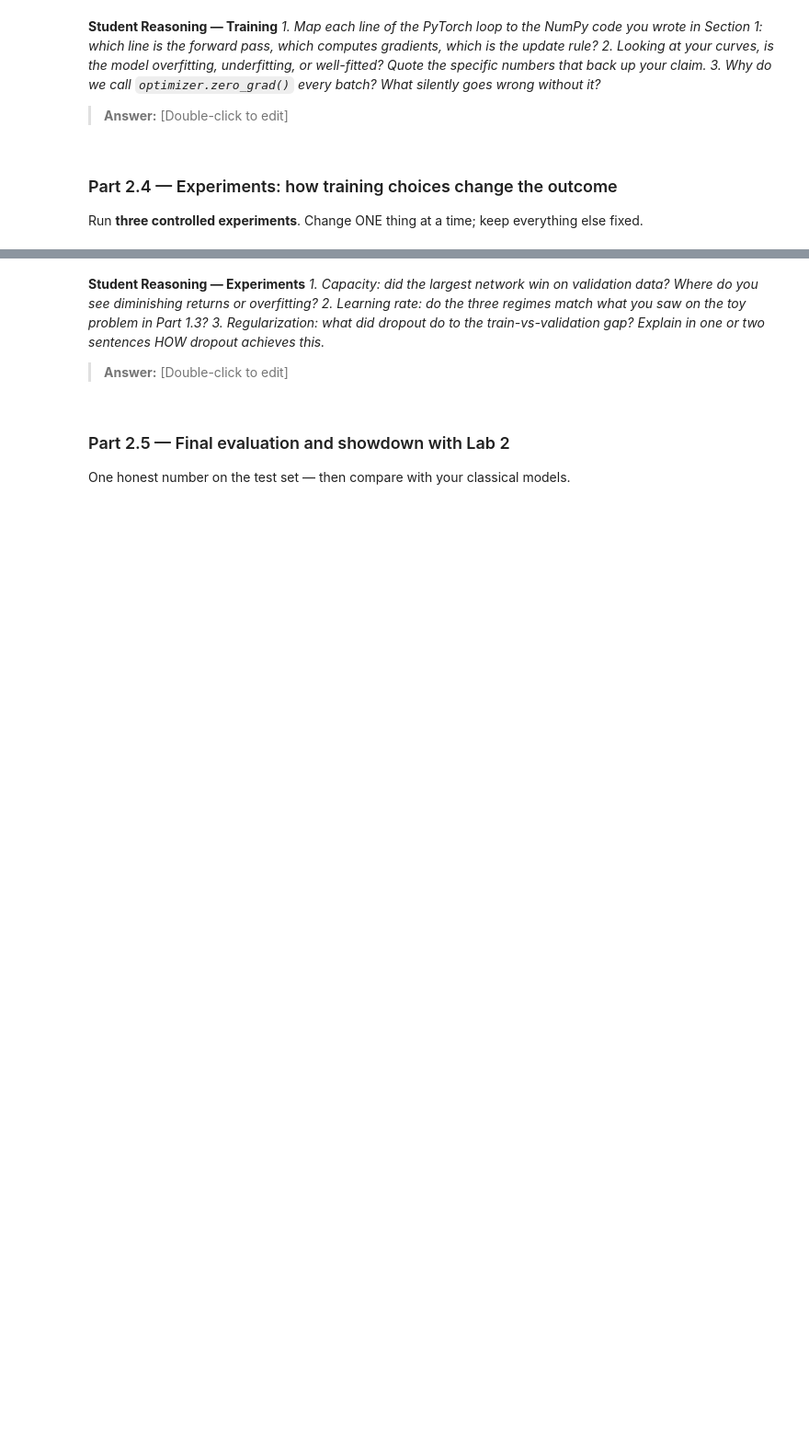
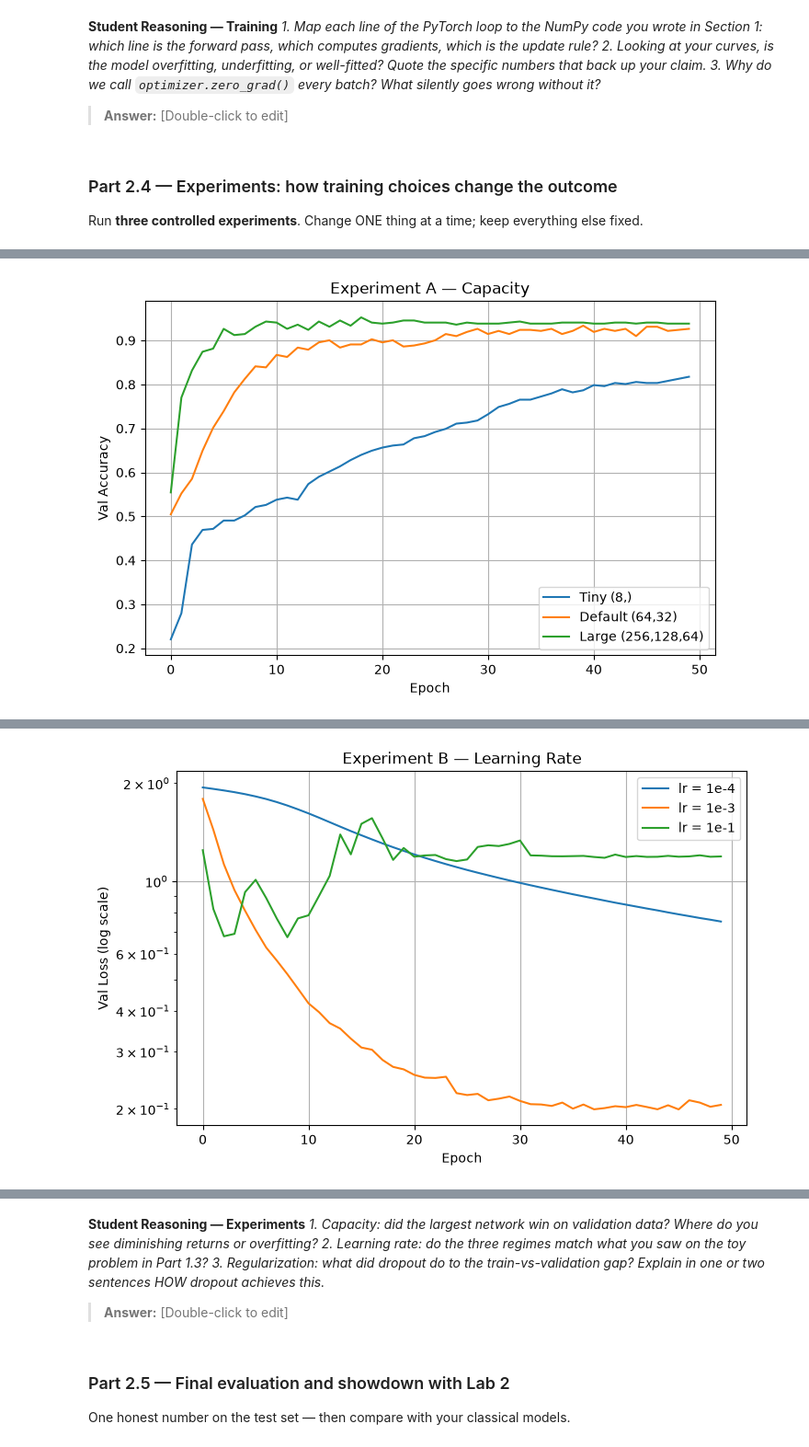
Before and after one commit to Rydwan1746/lab-3, a Jupyter notebook: Lab_3.ipynb, the cells around one changed output, grey strips where cells are left out. Shown at 92% size. Drawn from its saved outputs; the diff is of its cells as text; code cells hidden in the pictures; blank space fills up the shorter version.

```diff
--- a/Lab_3.ipynb
+++ b/Lab_3.ipynb
@@ -631,0 +686,63 @@ Run **three controlled experiments**. Change ONE thing at a time; keep everythin
+# %%
+# Wrap your Part 2.3 loop in a function first:
+def run_experiment(hidden_sizes=(64, 32), lr=1e-3, batch_size=32, epochs=50, dropout=0.0):
+    tr_loader = make_loader(X_train, y_train, batch_size=batch_size, shuffle=True)
+    m = FeedForwardNet(input_dim=input_dim, hidden_sizes=hidden_sizes,
+                       n_classes=7, dropout=dropout).to(DEVICE)
+    h = train_model(m, tr_loader, val_loader, epochs=epochs, lr=lr)
+    return h, m
+
+# TODO — Experiment A (capacity): tiny (8,) vs default (64, 32) vs large (256, 128, 64).
+#   Plot the three validation-accuracy curves together.
+print("Experiment A (Capacity)")
+h_tiny,  _ = run_experiment(hidden_sizes=(8,),          epochs=50)
+h_def,   _ = run_experiment(hidden_sizes=(64, 32),      epochs=50)
+h_large, _ = run_experiment(hidden_sizes=(256, 128, 64), epochs=50)
+
+plt.figure(figsize=(8, 5))
+plt.plot(h_tiny["val_acc"],  label="Tiny (8,)")
+plt.plot(h_def["val_acc"],   label="Default (64,32)")
+plt.plot(h_large["val_acc"], label="Large (256,128,64)")
+plt.xlabel("Epoch"); plt.ylabel("Val Accuracy")
+plt.title("Experiment A — Capacity")
+plt.legend()
+plt.grid()
+plt.show()
+
+# TODO — Experiment B (learning rate): lr = 1e-4, 1e-3, 1e-1 (same architecture).
+#   Plot the three validation-loss curves together. Compare with Part 1.3.
+print("Experiment B (Learning rate)")
+h_slow, _ = run_experiment(lr=1e-4, epochs=50)
+h_good, _ = run_experiment(lr=1e-3, epochs=50)
+h_fast, _ = run_experiment(lr=1e-1, epochs=50)
+
+plt.figure(figsize=(8, 5))
+plt.plot(h_slow["val_loss"], label="lr = 1e-4")
+plt.plot(h_good["val_loss"], label="lr = 1e-3")
+plt.plot(h_fast["val_loss"], label="lr = 1e-1")
+plt.yscale("log")
+plt.xlabel("Epoch"); plt.ylabel("Val Loss (log scale)")
+plt.title("Experiment B — Learning Rate")
+plt.legend()
+plt.grid()
+plt.show()
+
+
+# TODO — Experiment C (regularization): take your LARGEST network and train it
+#   with and without nn.Dropout(0.3) after each hidden layer.
+#   Plot train vs validation accuracy for both runs.
+print("Experiment C (Dropout)")
+h_no_drop, _ = run_experiment(hidden_sizes=(256, 128, 64), dropout=0.0, epochs=50)
+h_drop,    _ = run_experiment(hidden_sizes=(256, 128, 64), dropout=0.3, epochs=50)
+
+plt.figure(figsize=(8, 5))
+plt.plot(h_no_drop["train_acc"], label="No dropout — Train", linestyle="--")
+plt.plot(h_no_drop["val_acc"],   label="No dropout — Val")
+plt.plot(h_drop["train_acc"],    label="Dropout 0.3 — Train", linestyle="--")
+plt.plot(h_drop["val_acc"],      label="Dropout 0.3 — Val")
+plt.xlabel("Epoch"); plt.ylabel("Accuracy")
+plt.title("Experiment C — Dropout")
+plt.legend()
+plt.grid()
+plt.show()
+# %% [output]
@@ -631,0 +768 @@ Run **three controlled experiments**. Change ONE thing at a time; keep everythin
+[figure, added]
@@ -631,0 +788 @@ Run **three controlled experiments**. Change ONE thing at a time; keep everythin
+[figure, added]
```
Also changed, not shown: parts of 6 cells of this notebook, 1 other file.
